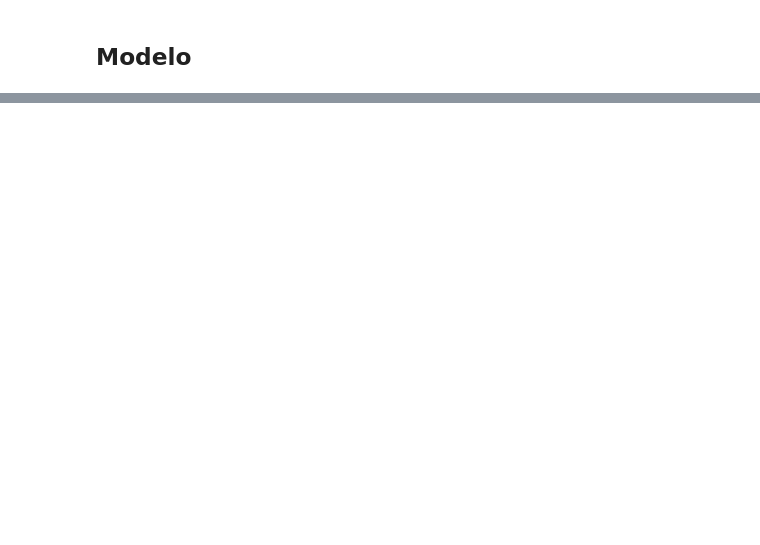
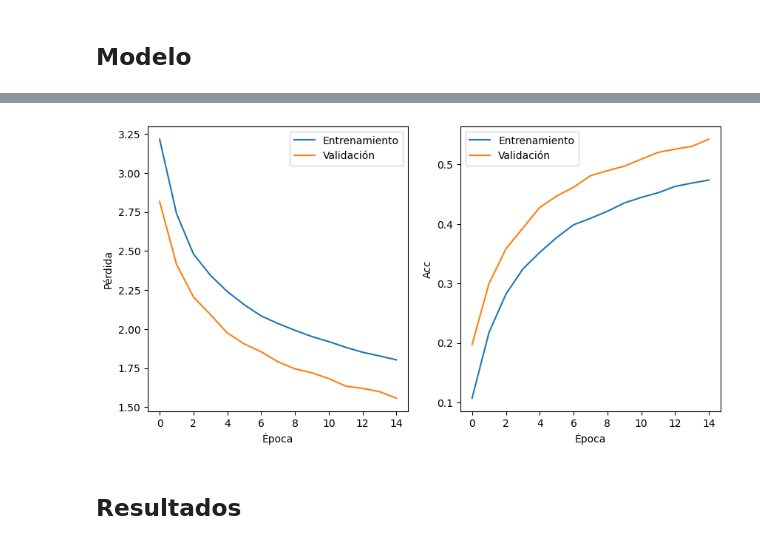
Before and after one commit to Qweryedu/Aprendizaje-Profundo, a Jupyter notebook: Tarea03/Ejercicio02.ipynb, the cells around one changed output, grey strips where cells are left out. Saved outputs shown, nothing was run; the diff lists cells and outputs as text; code cells hidden in the pictures; blank space fills up the shorter version.

```diff
--- a/Tarea03/Ejercicio02.ipynb
+++ b/Tarea03/Ejercicio02.ipynb
@@ -249,17 +284,17 @@ class ProductoPuntoEscalado(nn.Module):
     # Q y K tienen forma [m * n_cabezas, l, d_k],
     # por lo que se transponen las dos últimas dimensiones de K
     # QK: [m * n_cabezas, l, l]
-    QK = th.bmm(Q, K.transpose(1, 2))
+    QK = torch.bmm(Q, K.transpose(1, 2))
 
     # se escalan los valores QK
-    QK_esc = QK / th.math.sqrt(d_k)
+    QK_esc = QK / torch.math.sqrt(d_k)
 
     if self.masc:
       # Creamos una matriz triangular superior binaria (excluyendo la diagonal)
-      masc = th.triu(th.ones((l, l), dtype = th.bool, device = Q.device),
+      masc = torch.triu(torch.ones((l, l), dtype = torch.bool, device = Q.device),
                     diagonal = 1)
       # Ponemos los valores de QK_esc en los que la máscara sea 1 a -inf
-      QK_esc = QK_esc.masked_fill_(masc, -th.inf)
+      QK_esc = QK_esc.masked_fill_(masc, -torch.inf)
 
     # mapas de atención: [m * n_cabezas, l, l] -> [m * n_cabezas, l, l]
     alfas = nn.functional.softmax(QK_esc, dim=-1)
@@ -268,7 +303,7 @@ class ProductoPuntoEscalado(nn.Module):
     # vectores de salida y
     # alfas: [m * n_cabezas, l, l], V: [m * n_cabezas, l, d_v]
     # Y: [m * n_cabezas, l, d_v]
-    Y = th.bmm(alfas, V)
+    Y = torch.bmm(alfas, V)
 
     # Cambiamos la forma: [m * n_cabezas, l, d_v] -> [m, n_cabezas, l, d_v]
     Y = Y.reshape(m, n_cabezas, l, d_v)
@@ -406,0 +499,14 @@ class BloqueTransformer(nn.Module):
+# %%
+IMG_SIZE = (40, 81)
+PATCH_SIZE = (40,1)
+# %%
+patch_size = PATCH_SIZE
+out_dim = len(CLASSES)
+d_modelo = 64
+depth = 3
+
+n_cabezas = 4
+mlp_dim = 256
+dropout = 0.5
+
+vit = ViT(IMG_SIZE, patch_size, out_dim, d_modelo, depth, n_cabezas, mlp_dim, dropout)
@@ -406,0 +629,3 @@ class BloqueTransformer(nn.Module):
+# %%
+model = vit
+train_losses, val_losses, train_accs, val_accs = train(model, dl_ent, dl_val, epochs=15)
@@ -406,0 +650,19 @@ class BloqueTransformer(nn.Module):
+# %%
+f,axs = plt.subplots(nrows=1, ncols=2, figsize=(10, 5))
+
+axs[0].plot(train_losses, label='Entrenamiento')
+axs[0].plot(val_losses, label='Validación')
+axs[0].set_xlabel('Época')
+axs[0].set_ylabel('Pérdida')
+axs[0].legend()
+
+axs[1].plot(train_accs, label='Entrenamiento')
+axs[1].plot(val_accs, label='Validación')
+axs[1].set_xlabel('Época')
+axs[1].set_ylabel('Acc')
+axs[1].legend()
+plt.show()
+# %% [output]
+[figure, added]
+# %% [markdown]
+## Resultados
```
Also changed, not shown: parts of 16 cells of this notebook, 3 other files.
